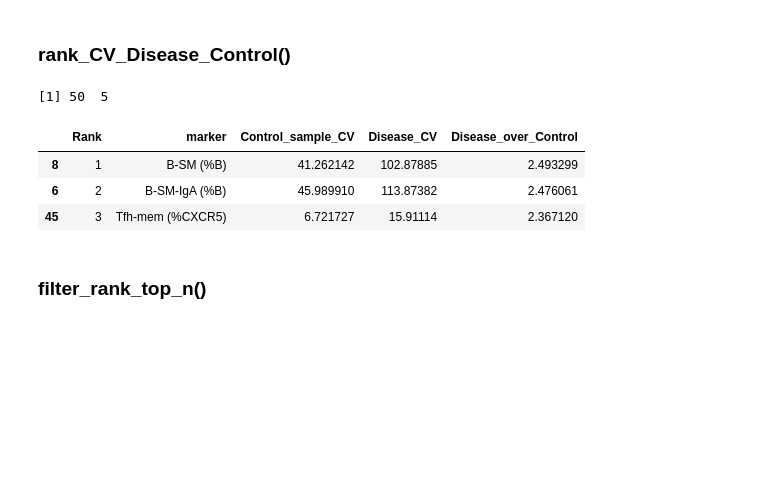
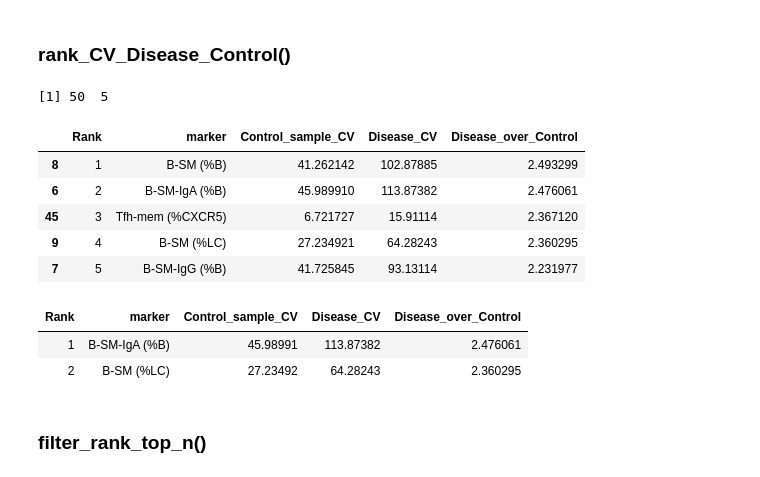
Before and after one commit to tuantla80/R-Shiny-Apps, a Jupyter notebook: R_Examples/Modules.ipynb, the cells around one changed output. Cells and saved outputs as stored; diff of their text form; code cells hidden in the pictures; blank space fills up the shorter version.

```diff
--- a/R_Examples/Modules.ipynb
+++ b/R_Examples/Modules.ipynb
@@ -1389,20 +1557,31 @@ head(df_CV, 3)
 # %%
 study_codes_control <- c('HBD086', 'HBD064', 'HBD083', 'HBD084', 'HBD114')
 study_codes_data <- c('CPI318', 'CPI319', 'CPI365', 'CPI366')
 
 df_control <- search_individuals(db, study_codes_control)
 df_data    <- search_individuals(db, study_codes_data)
 
 df_CV_rank <- rank_CV_Disease_Control(df_control, df_data)
 dim(df_CV_rank)
-head(df_CV_rank, 3)
+head(df_CV_rank, 5)
 write.csv(df_CV_rank, "df_CV_rank.csv")
 # %% [output]
 [1] 50  5
 |  | Rank | marker | Control_sample_CV | Disease_CV | Disease_over_Control |
 | 8 | 1 | B-SM (%B) | 41.262142 | 102.87885 | 2.493299 |
 | 6 | 2 | B-SM-IgA (%B) | 45.989910 | 113.87382 | 2.476061 |
 | 45 | 3 | Tfh-mem (%CXCR5) | 6.721727 | 15.91114 | 2.367120 |
+| 9 | 4 | B-SM (%LC) | 27.234921 | 64.28243 | 2.360295 |
+| 7 | 5 | B-SM-IgG (%B) | 41.725845 | 93.13114 | 2.231977 |
+# %%
+# with markers_selected
+df_CV_rank_selected <- rank_CV_Disease_Control(df_control, df_data,
+                                               markers_selected = c("B-SM-IgA (%B)", "B-SM (%LC)"))
+df_CV_rank_selected
+# %% [output]
+| Rank | marker | Control_sample_CV | Disease_CV | Disease_over_Control |
+| 1 | B-SM-IgA (%B) | 45.98991 | 113.87382 | 2.476061 |
+| 2 | B-SM (%LC) | 27.23492 | 64.28243 | 2.360295 |
 # %% [markdown]
 ### filter_rank_top_n()
 # %%
```
Also changed, not shown: parts of 8 cells of this notebook, 4 other files.
